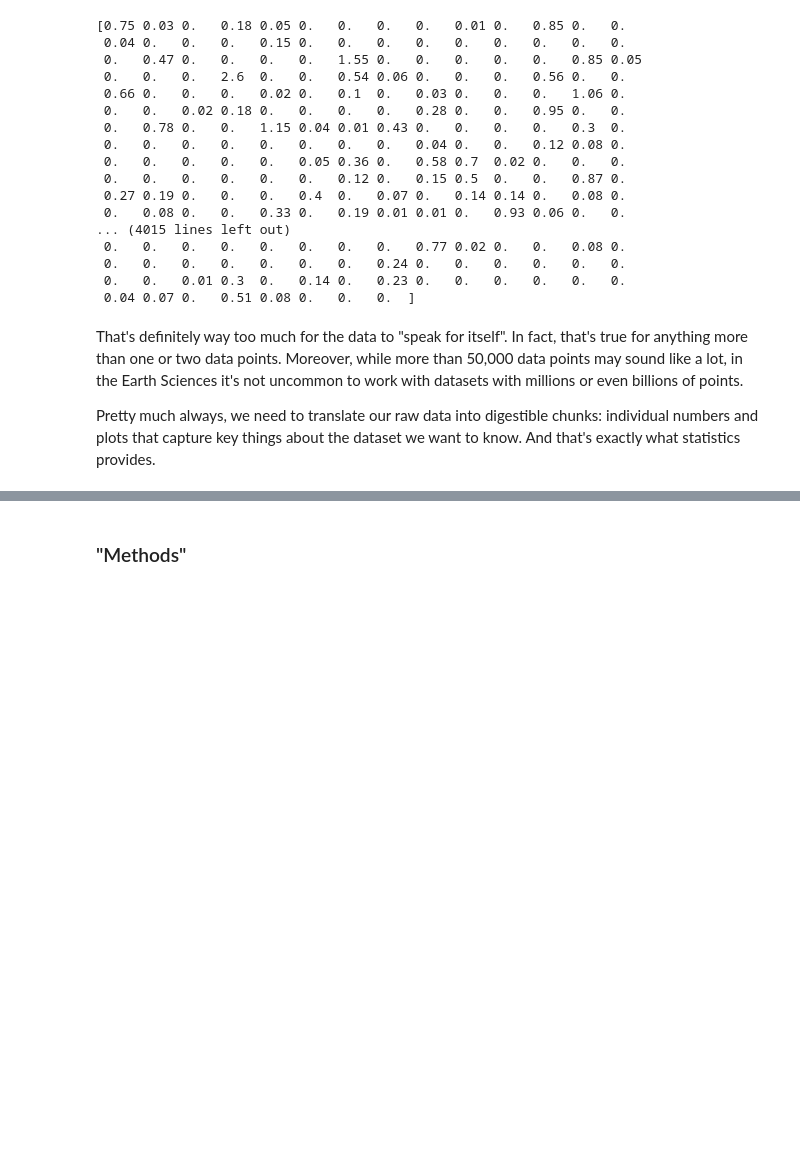
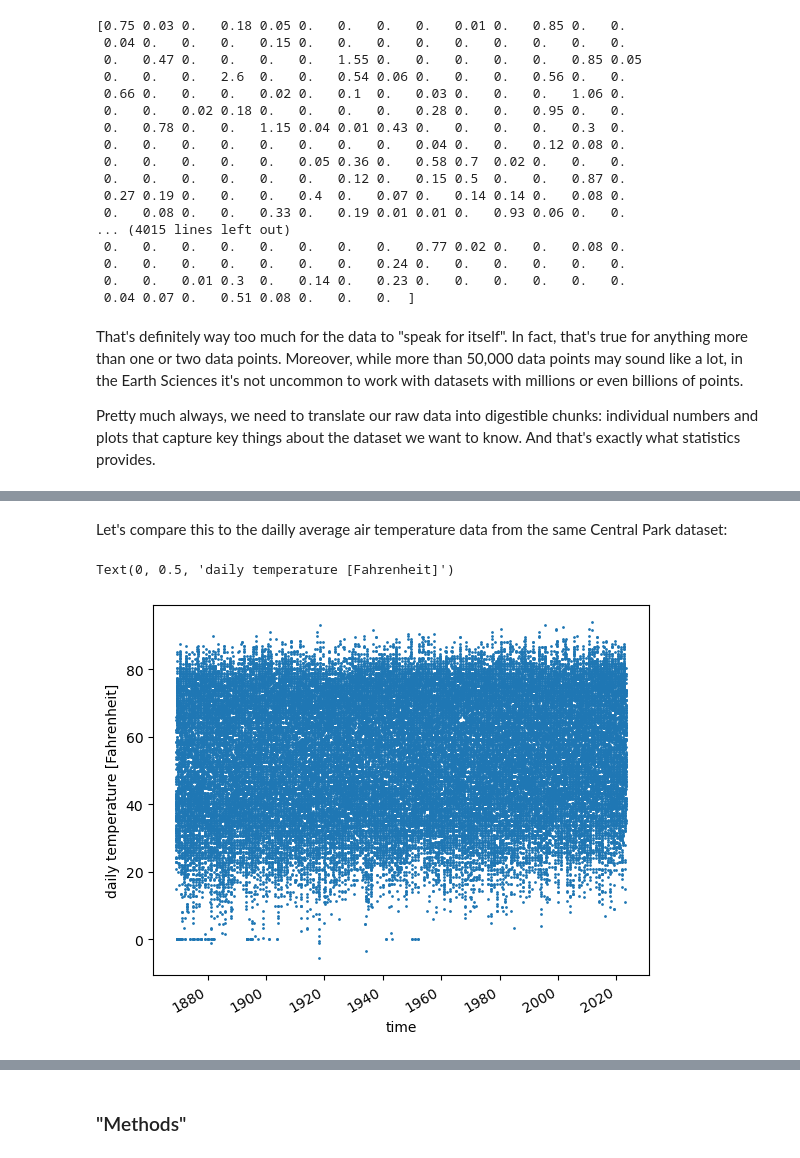
Before and after one commit to spencerahill/stat-methods-course, a Jupyter notebook: lectures/intro.ipynb, the cells around one changed output, grey strips where cells are left out. Drawn from its saved outputs; the diff is of its cells as text; code cells hidden in the pictures; blank space fills up the shorter version.

```diff
--- a/lectures/intro.ipynb
+++ b/lectures/intro.ipynb
@@ -61,0 +92,10 @@ Pretty much always, we need to translate our raw data into digestible chunks: in
+# %% [markdown]
+Let's compare this to the dailly average air temperature data from the same Central Park dataset:
+# %%
+temp_central_park = ds_central_park["temp_avg"]
+# %%
+temp_central_park.plot(linestyle="none", marker=".", markersize=2)
+plt.gca().set_ylabel("daily temperature [Fahrenheit]")
+# %% [output]
+Text(0, 0.5, 'daily temperature [Fahrenheit]')
+[figure, added]
```
Also changed, not shown: parts of 18 cells of this notebook, 2 other files.
